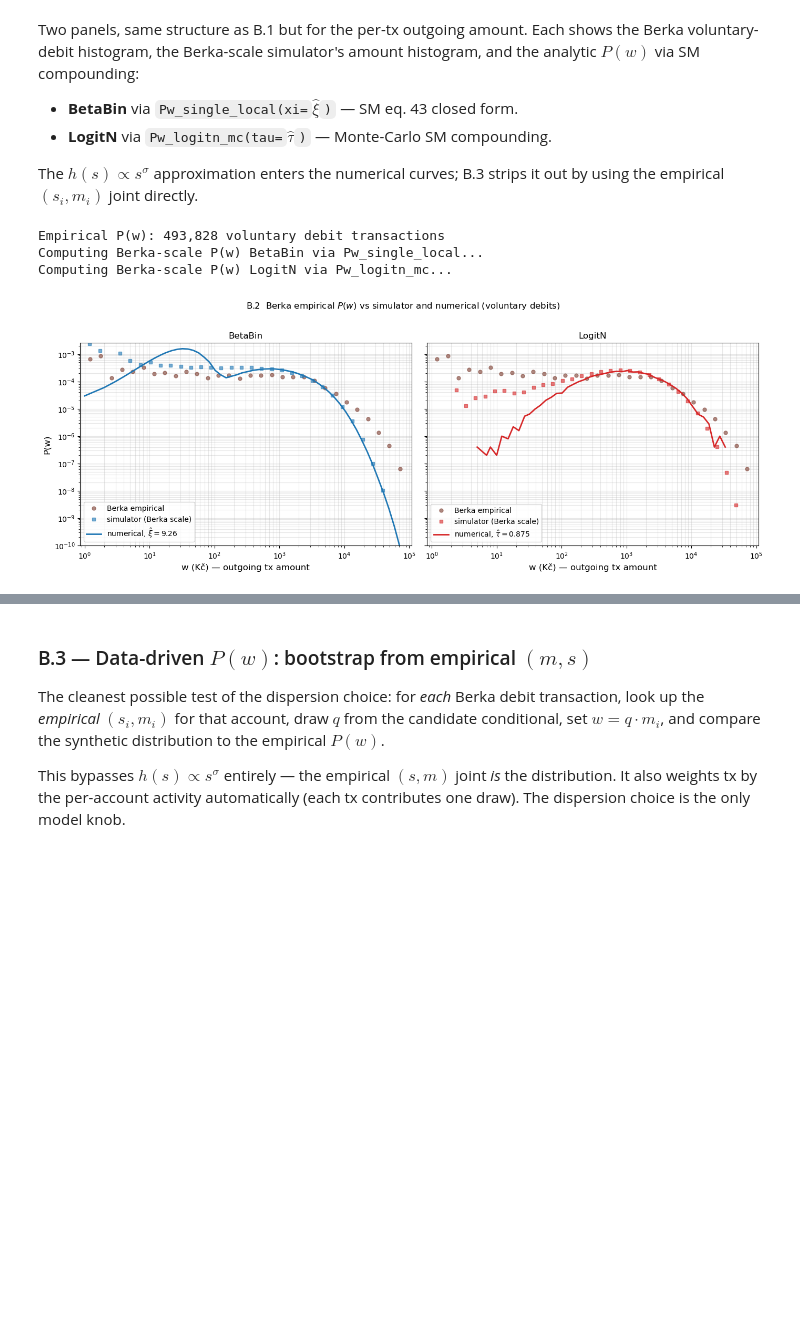
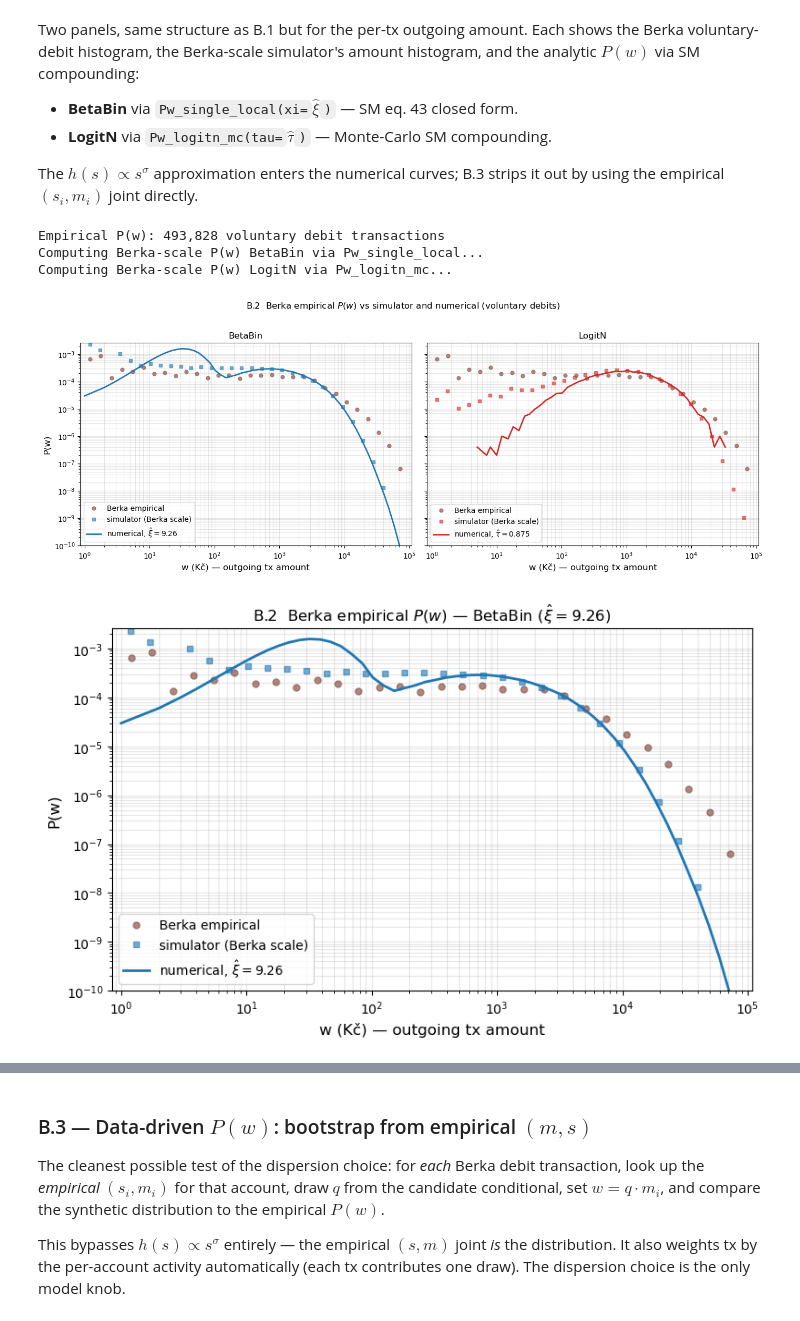
Before and after one commit to carolinamattsson/transactions, a Jupyter notebook: berka/numerical_validation.ipynb, the cells around one changed output, grey strips where cells are left out. Drawn from its saved outputs; the diff is of its cells as text; code cells hidden in the pictures; blank space fills up the shorter version.

```diff
--- a/berka/numerical_validation.ipynb
+++ b/berka/numerical_validation.ipynb
@@ -536,37 +559,59 @@ P_w_bb_b = np.array([Pw_single_local(int(w), params_berka, xi=XI) for w in w_gri
 print('Computing Berka-scale P(w) LogitN via Pw_logitn_mc...')
 P_w_ln_b = Pw_logitn_mc(w_grid_b, params_berka, tau=TAU, n_mc=5_000_000, seed=2026)
 
 # Simulator histograms at Berka scale
 c_sim_w_bb, d_sim_w_bb = histogram(sim_bb_b['amts'], num_bins=30, log_bin=True)
 c_sim_w_ln, d_sim_w_ln = histogram(sim_ln_b['amts'], num_bins=30, log_bin=True)
 
 # Mask zero-pmf entries from MC output so they don't draw cliff-spikes on log-y
 mask_bb = P_w_bb_b > 0
 mask_ln = P_w_ln_b > 0
 
+w_xlim = (w_centers_b.min()*0.7, w_centers_b.max()*1.5)
+w_ymin = min([d[d>0].min() for d in [w_dens_b, P_w_bb_b, P_w_ln_b, d_sim_w_bb, d_sim_w_ln]
+              if (d>0).any()]) * 0.3
+w_ymax = w_dens_b.max() * 3
+w_ylim = (max(w_ymin, 1e-10), w_ymax)
+
+# Two-panel side-by-side
 fig, axes = plt.subplots(1, 2, figsize=(14, 5.2), sharey=True)
 for ax, kind, P_num, mask, c_sim, d_sim, color, param_label in [
     (axes[0], 'BetaBin', P_w_bb_b, mask_bb, c_sim_w_bb, d_sim_w_bb, 'C0', fr'$\hat\xi={XI}$'),
     (axes[1], 'LogitN',  P_w_ln_b, mask_ln, c_sim_w_ln, d_sim_w_ln, 'C3', fr'$\hat\tau={TAU}$'),
 ]:
     ax.plot(w_centers_b, w_dens_b, 'o', color='C5', alpha=0.7, ms=5, label='Berka empirical')
     ax.plot(c_sim, d_sim, 's', color=color, alpha=0.6, ms=5, label='simulator (Berka scale)')
     ax.plot(w_grid_b[mask], P_num[mask], '-', color=color, lw=2.0,
             label=f'numerical, {param_label}')
     ax.set_xscale('log'); ax.set_yscale('log')
-    ax.set_xlim(w_centers_b.min()*0.7, w_centers_b.max()*1.5)
+    ax.set_xlim(*w_xlim); ax.set_ylim(*w_ylim)
     ax.set_xlabel('w (Kč) — outgoing tx amount'); ax.set_title(kind)
     ax.legend(loc='lower left'); ax.grid(True, alpha=0.3, which='both')
 axes[0].set_ylabel('P(w)')
-ymin = min([d[d>0].min() for d in [w_dens_b, P_w_bb_b, P_w_ln_b, d_sim_w_bb, d_sim_w_ln]
-            if (d>0).any()]) * 0.3
-ymax = w_dens_b.max() * 3
-for ax in axes:
-    ax.set_ylim(max(ymin, 1e-10), ymax)
 plt.suptitle('B.2  Berka empirical $P(w)$ vs simulator and numerical (voluntary debits)', y=1.02)
 plt.tight_layout(); save_fig('b2_pw_berka'); plt.show()
+
+# Single-panel alternates — same data, one family at a time, for slides
+def _b2_single_panel(kind, P_num, mask, c_sim, d_sim, color, param_label, fig_name):
+    fig, ax = plt.subplots(1, 1, figsize=(8, 5.0))
+    ax.plot(w_centers_b, w_dens_b, 'o', color='C5', alpha=0.7, ms=5, label='Berka empirical')
+    ax.plot(c_sim, d_sim, 's', color=color, alpha=0.6, ms=5, label='simulator (Berka scale)')
+    ax.plot(w_grid_b[mask], P_num[mask], '-', color=color, lw=2.0,
+            label=f'numerical, {param_label}')
+    ax.set_xscale('log'); ax.set_yscale('log')
+    ax.set_xlim(*w_xlim); ax.set_ylim(*w_ylim)
+    ax.set_xlabel('w (Kč) — outgoing tx amount'); ax.set_ylabel('P(w)')
+    ax.set_title(f'B.2  Berka empirical $P(w)$ — {kind} ({param_label})')
+    ax.legend(loc='lower left'); ax.grid(True, alpha=0.3, which='both')
+    plt.tight_layout(); save_fig(fig_name); plt.show()
+
+_b2_single_panel('BetaBin', P_w_bb_b, mask_bb, c_sim_w_bb, d_sim_w_bb, 'C0',
+                 fr'$\hat\xi={XI}$', 'b2_pw_berka_betabin')
+_b2_single_panel('LogitN',  P_w_ln_b, mask_ln, c_sim_w_ln, d_sim_w_ln, 'C3',
+                 fr'$\hat\tau={TAU}$', 'b2_pw_berka_logitn')
 # %% [output]
 Empirical P(w): 493,828 voluntary debit transactions
 Computing Berka-scale P(w) BetaBin via Pw_single_local...
 Computing Berka-scale P(w) LogitN via Pw_logitn_mc...
-[figure, old version]
+[figure, new version]
+[figure, added]
```
Also changed, not shown: parts of 8 cells of this notebook, 13 other files.
